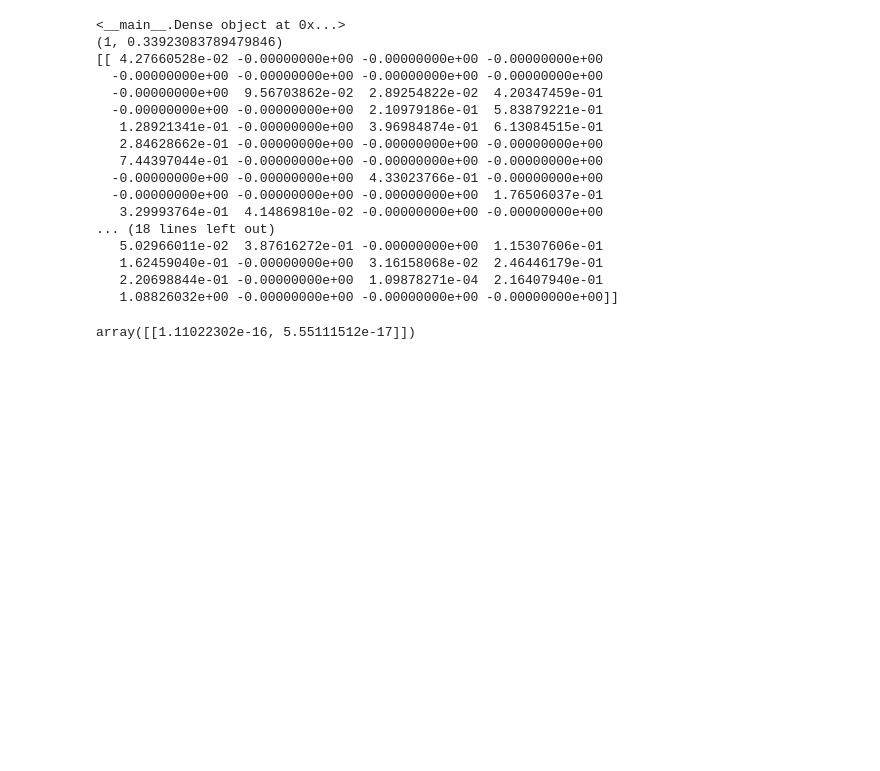
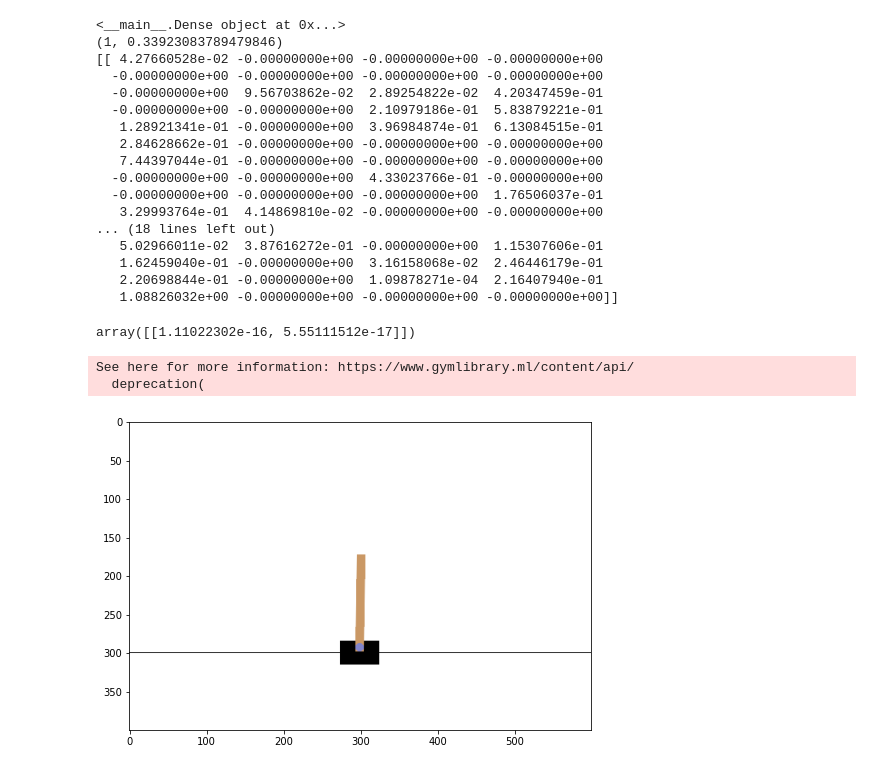
Before and after one commit to pyt-314/py, a Jupyter notebook: PolicyGradent.ipynb, the cells around one changed output. Cells and saved outputs as stored; diff of their text form; code cells hidden in the pictures; blank space fills up the shorter version.

```diff
--- a/PolicyGradent.ipynb
+++ b/PolicyGradent.ipynb
@@ -702,5 +695,34 @@ agent.model.model[2].dx
    2.20698844e-01 -0.00000000e+00  1.09878271e-04  2.16407940e-01
    1.08826032e+00 -0.00000000e+00 -0.00000000e+00 -0.00000000e+00]]
 array([[1.11022302e-16, 5.55111512e-17]])
-# %%
-agent.update(state, prob, reward, next_state, done)
+# %%
+import gym
+import matplotlib.pyplot as plt
+from matplotlib import animation
+
+env = gym.make('CartPole-v0')
+
+state = env.reset()
+
+img = []
+for _ in range(300):
+    act,prob = agent.get_act(state)
+    state, r, d, i = env.step(act)
+    img.append(env.render('rgb_array'))
+
+    #if d:
+    #    env.reset()
+
+dpi = 72
+interval = 25 # ms
+
+plt.figure(figsize=(img[0].shape[1]/dpi,img[0].shape[0]/dpi),dpi=dpi)
+patch = plt.imshow(img[0])
+plt.axis=('off')
+animate = lambda i: patch.set_data(img[i])
+ani = animation.FuncAnimation(plt.gcf(),animate,frames=len(img),interval=interval)
+ani.save('./cartpole-v0.gif', writer='pillow',fps=30)
+# %% [output]
+See here for more information: https://www.gymlibrary.ml/content/api/
+  deprecation(
+[figure, added]
```
Also changed, not shown: parts of 3 cells of this notebook.
